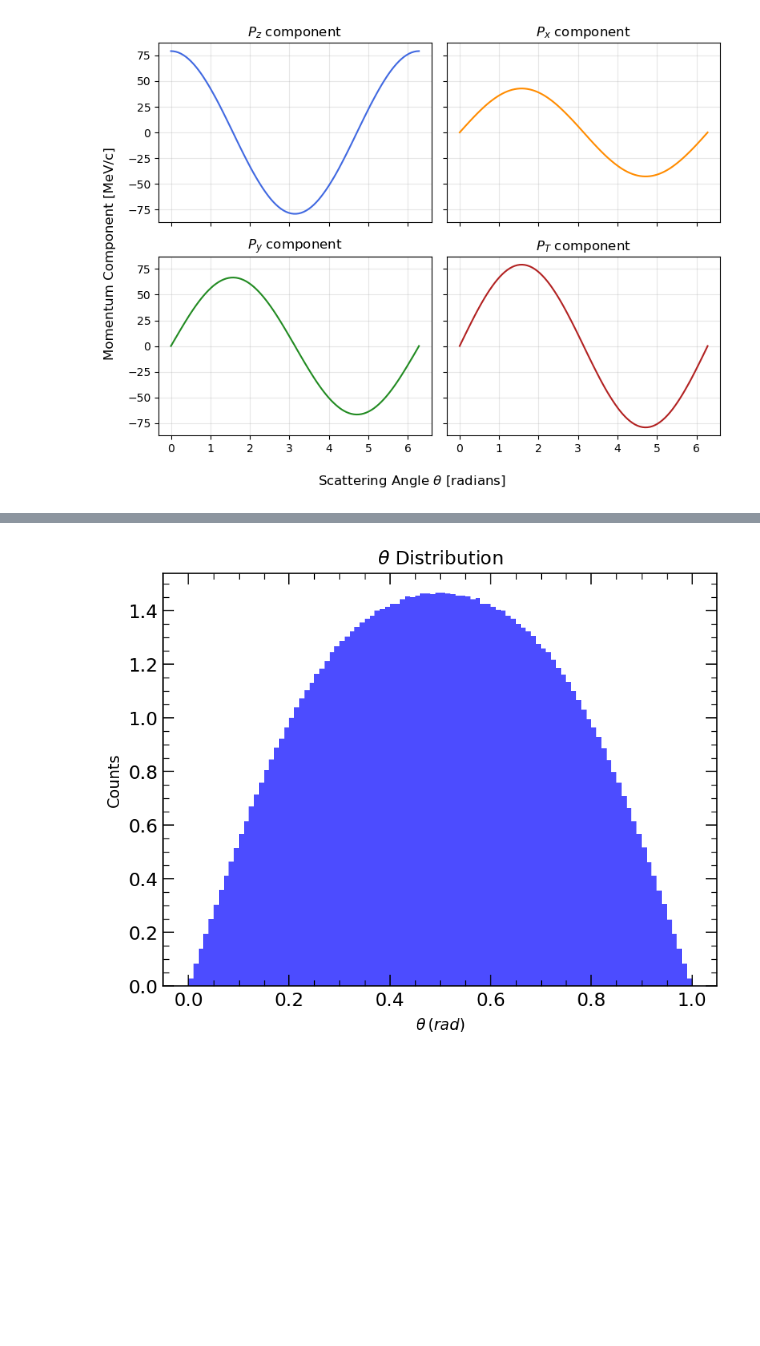
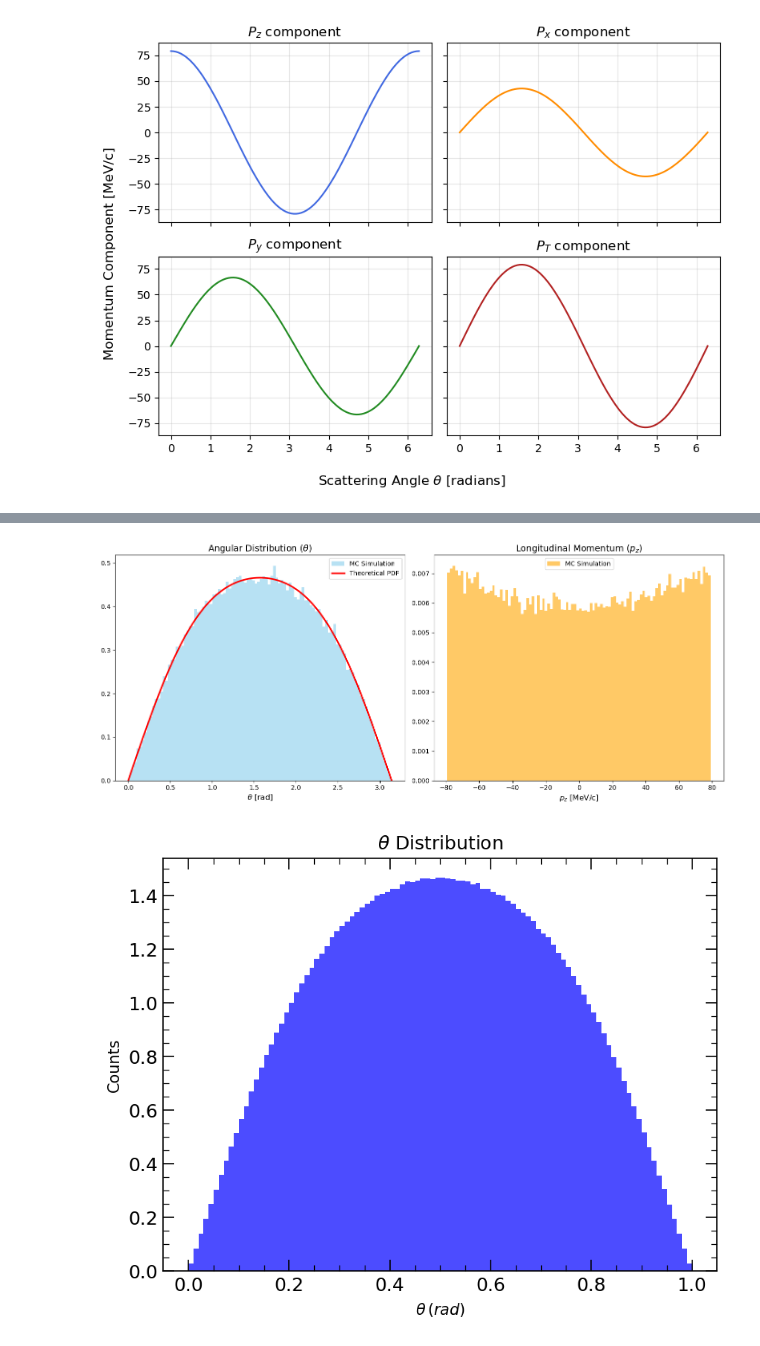
Before and after one commit to roubenaguilar/Simulation-of-a-positron-induced-Muon-Source, a Jupyter notebook: PART1-2.ipynb, the cells around one changed output, grey strips where cells are left out. Saved outputs shown, nothing was run; the diff lists cells and outputs as text; code cells hidden in the pictures; blank space fills up the shorter version.

```diff
--- a/PART1-2.ipynb
+++ b/PART1-2.ipynb
@@ -147,3 +149,96 @@ plt.tight_layout()
 plt.show()
 # %% [output]
 [figure]
+# %%
+#GEMINI GENERATED TO CHECK.....
+# Center of mass energy squared
+N_EVENTS = 100000   # Number of events to generate
+
+def get_beta(s):
+    return np.sqrt(1 - 4*m**2/s)
+
+def get_momentum_mag(s):
+    """Calculates magnitude of momentum |p| in CM frame"""
+    return (np.sqrt(s)/2.0) * get_beta(s)
+
+def generate_events(n_needed, s):
+    events = []
+    beta = get_beta(s)
+
+    max_weight = 2.0
+
+    count = 0
+    while count < n_needed:
+        # A. Pick a random candidate angle (cos_theta)
+        # We sample u = cos(theta) uniformly to avoid "pole clustering"
+        u = np.random.uniform(-1, 1)
+
+        # B. Calculate the "Physics Weight" for this candidate
+        # This is the probability proportional to d_sigma/d_Omega
+        weight = 1 + u**2 + (1 - beta**2) * (1 - u**2)
+
+        # C. The Rejection Step (Roll the dice)
+        r = np.random.uniform(0, max_weight)
+
+        if r < weight:
+            # Accepted! Generate the rest of the event
+            # 1. Retrieve theta
+            theta = np.arccos(u)
+
+            # 2. Generate Phi (Uniformly)
+            phi = np.random.uniform(0, 2*np.pi)
+
+            # 3. Calculate 3D Momentum Components
+            p_mag = get_momentum_mag(s)
+
+            pz = p_mag * np.cos(theta)
+            px = p_mag * np.sin(theta) * np.cos(phi)
+            py = p_mag * np.sin(theta) * np.sin(phi)
+
+            events.append([px, py, pz, theta])
+            count += 1
+
+    return np.array(events)
+
+# ==========================================
+# 3. Run Simulation
+# ==========================================
+print(f"Generating {N_EVENTS} events for sqrt(s) = 2.5*m_mu...")
+data = generate_events(N_EVENTS, s1)
+
+# Extract columns for plotting
+px_sim = data[:, 0]
+pz_sim = data[:, 2]
+theta_sim = data[:, 3]
+
+# ==========================================
+# 4. Verify with Plots (Comparison)
+# ==========================================
+fig, ax = plt.subplots(1, 2, figsize=(14, 6))
+
+# Plot A: Angular Distribution Comparison
+# Histogram of simulated data
+ax[0].hist(theta_sim, bins=100, density=True, alpha=0.6, color='skyblue', label='MC Simulation')
+
+# Theoretical Curve (Normalized to match histogram area)
+theta_range = np.linspace(0, np.pi, 200)
+beta = get_beta(s1)
+# Note: The Jacobian sin(theta) is needed here because we histogrammed theta, not cos(theta)
+pdf_theory = (1 + np.cos(theta_range)**2 + (1-beta**2)*np.sin(theta_range)**2) * np.sin(theta_range)
+# Normalize theory curve area to 1
+norm_factor = np.trapz(pdf_theory, theta_range)
+ax[0].plot(theta_range, pdf_theory / norm_factor, 'r-', lw=2.5, label='Theoretical PDF')
+
+ax[0].set_title(r'Angular Distribution ($\theta$)', fontsize=14)
+ax[0].set_xlabel(r'$\theta$ [rad]', fontsize=12)
+ax[0].legend()
+
+# Plot B: Pz Momentum Component
+ax[1].hist(pz_sim, bins=100, density=True, alpha=0.6, color='orange', label='MC Simulation')
+ax[1].set_title(r'Longitudinal Momentum ($p_z$)', fontsize=14)
+ax[1].set_xlabel(r'$p_z$ [MeV/c]', fontsize=12)
+ax[1].legend()
+
+plt.tight_layout()
+plt.show()
+# %% [output]
@@ -150,3 +246,4 @@ plt.show()
+[figure, added]
 # %%
 w =  weights(theta_random, s1)
 
```
Also changed, not shown: parts of 3 cells of this notebook.
